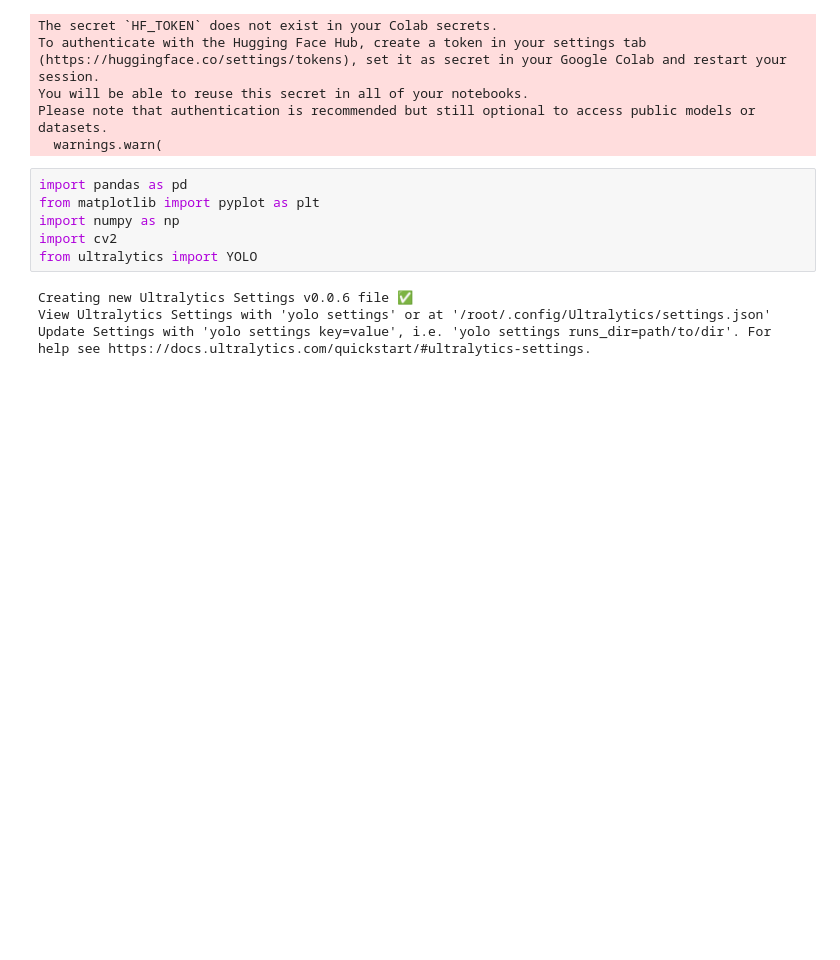
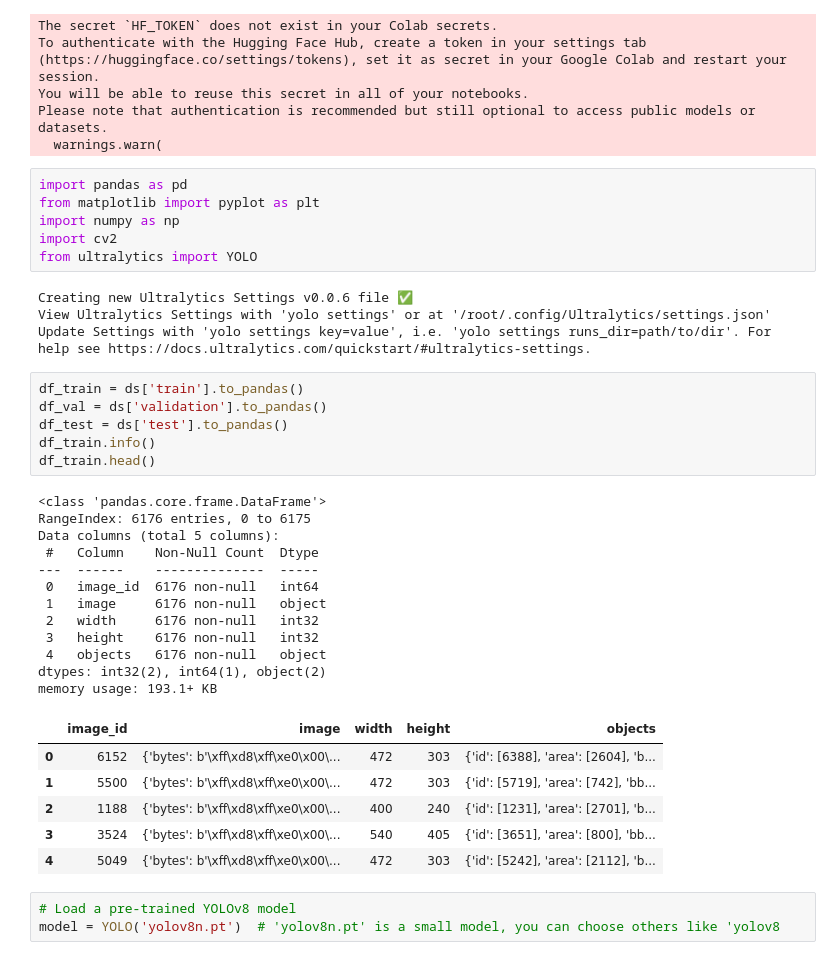
Before and after one commit to yasirfaizahmed/ML_Notebooks, a Jupyter notebook: NumberPlate_detection_using_YOLOv8.ipynb, the cells around one changed output. Cells and saved outputs as stored; diff of their text form; blank space fills up the shorter version.

```diff
--- a/NumberPlate_detection_using_YOLOv8.ipynb
+++ b/NumberPlate_detection_using_YOLOv8.ipynb
@@ -42,3 +42,31 @@ from ultralytics import YOLO
 Creating new Ultralytics Settings v0.0.6 file ✅
 View Ultralytics Settings with 'yolo settings' or at '/root/.config/Ultralytics/settings.json'
 Update Settings with 'yolo settings key=value', i.e. 'yolo settings runs_dir=path/to/dir'. For help see https://docs.ultralytics.com/quickstart/#ultralytics-settings.
+# %%
+df_train = ds['train'].to_pandas()
+df_val = ds['validation'].to_pandas()
+df_test = ds['test'].to_pandas()
+df_train.info()
+df_train.head()
+# %% [output]
+<class 'pandas.core.frame.DataFrame'>
+RangeIndex: 6176 entries, 0 to 6175
+Data columns (total 5 columns):
+ #   Column    Non-Null Count  Dtype
+---  ------    --------------  -----
+ 0   image_id  6176 non-null   int64
+ 1   image     6176 non-null   object
+ 2   width     6176 non-null   int32
+ 3   height    6176 non-null   int32
+ 4   objects   6176 non-null   object
+dtypes: int32(2), int64(1), object(2)
+memory usage: 193.1+ KB
+|  | image_id | image | width | height | objects |
+| 0 | 6152 | {'bytes': b'\xff\xd8\xff\xe0\x00\... | 472 | 303 | {'id': [6388], 'area': [2604], 'b... |
+| 1 | 5500 | {'bytes': b'\xff\xd8\xff\xe0\x00\... | 472 | 303 | {'id': [5719], 'area': [742], 'bb... |
+| 2 | 1188 | {'bytes': b'\xff\xd8\xff\xe0\x00\... | 400 | 240 | {'id': [1231], 'area': [2701], 'b... |
+| 3 | 3524 | {'bytes': b'\xff\xd8\xff\xe0\x00\... | 540 | 405 | {'id': [3651], 'area': [800], 'bb... |
+| 4 | 5049 | {'bytes': b'\xff\xd8\xff\xe0\x00\... | 472 | 303 | {'id': [5242], 'area': [2112], 'b... |
+# %%
+# Load a pre-trained YOLOv8 model
+model = YOLO('yolov8n.pt')  # 'yolov8n.pt' is a small model, you can choose others like 'yolov8
```
Also changed, not shown: parts of 4 cells of this notebook.
